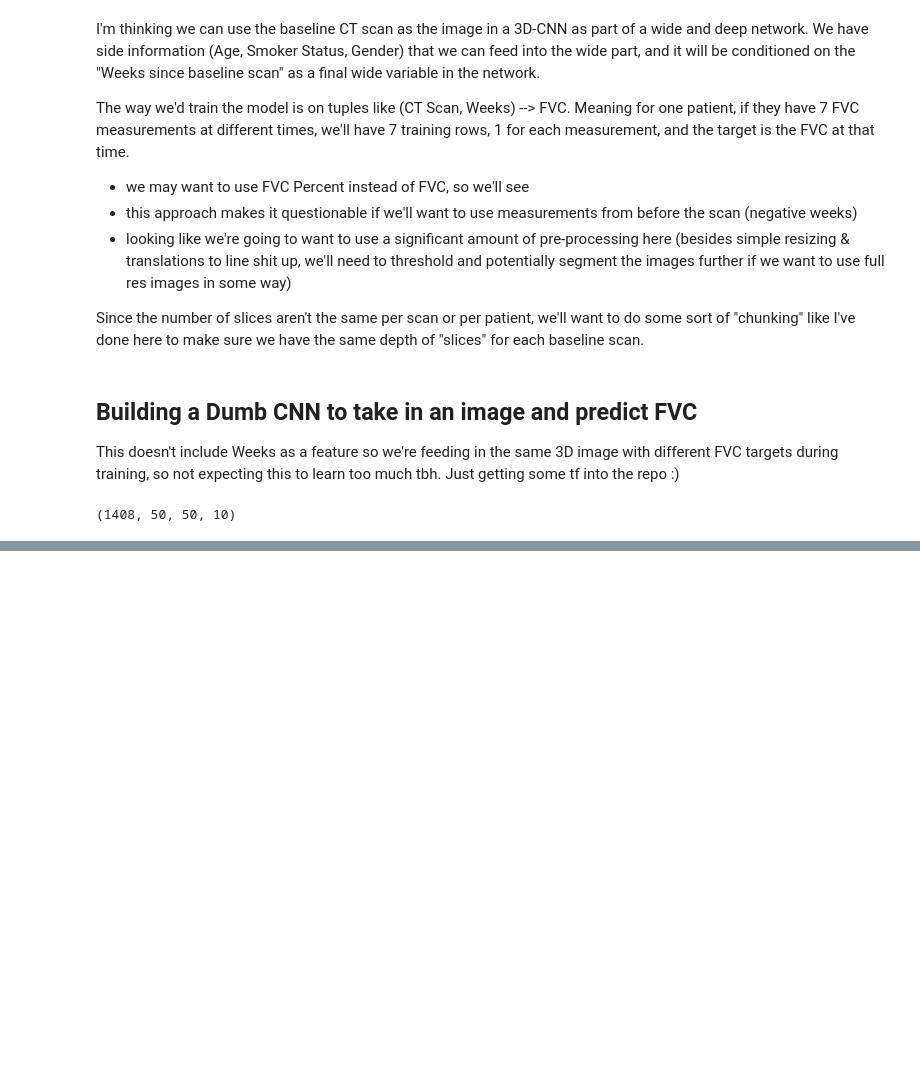
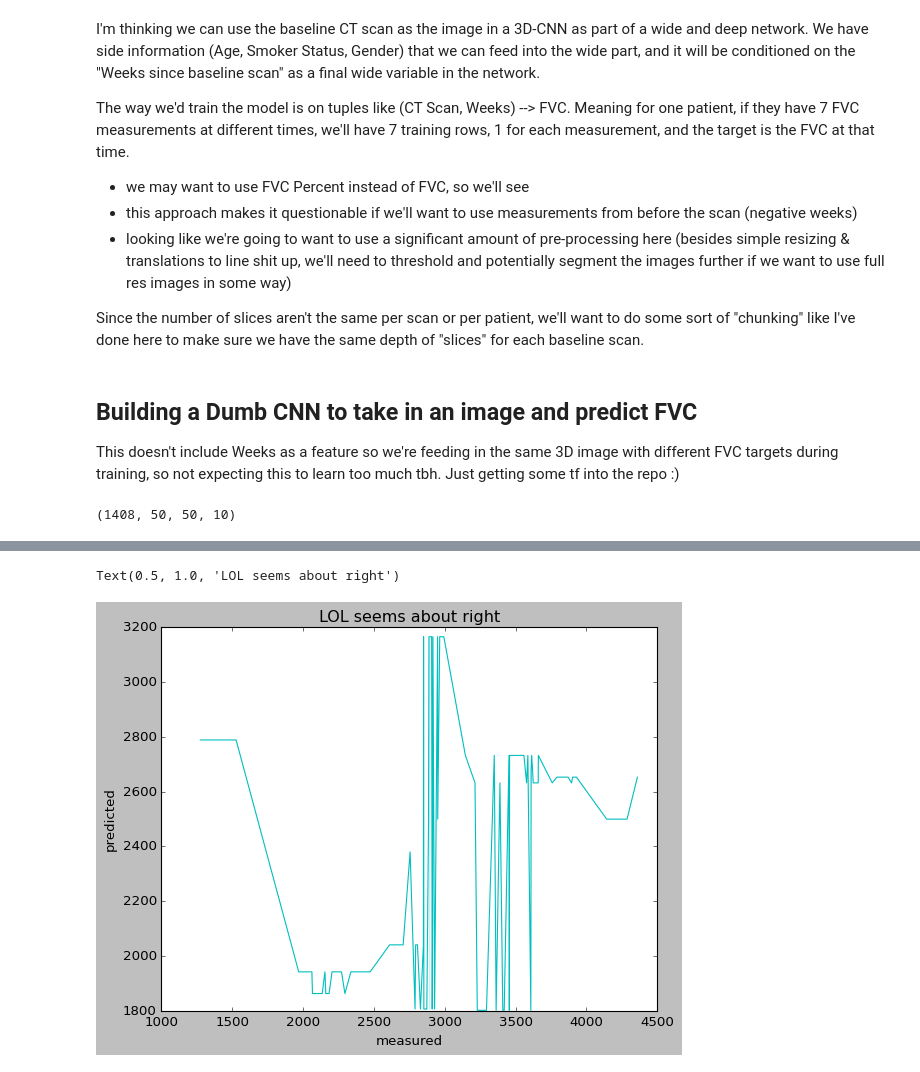
Before and after one commit to vdegenova/osic_kaggle, a Jupyter notebook: Data Ingestion.ipynb, the cells around one changed output, grey strips where cells are left out. Drawn from its saved outputs; the diff is of its cells as text; code cells hidden in the pictures; blank space fills up the shorter version.

```diff
--- a/Data Ingestion.ipynb
+++ b/Data Ingestion.ipynb
@@ -265,6 +265,6 @@ train_x.shape
 print("[INFO] training model...")
 model.fit(x=train_x, y=train_y,
     validation_data=(val_x, val_y),
-    epochs=2, batch_size=8)
+    epochs=25, batch_size=8)
 # %% [output]
 [INFO] training model...
@@ -275 +287,11 @@ Epoch 2/2
 <tensorflow.python.keras.callbacks.History at 0x...>
+# %%
+import seaborn as sns
+
+preds = model.predict(val_x)
+df = pd.DataFrame({'predicted': preds.flatten(), 'measured': val_y}).sort_values(by="measured")
+sns.lineplot(x="measured", y="predicted", data=df, color='c')
+plt.title('LOL seems about right')
+# %% [output]
+Text(0.5, 1.0, 'LOL seems about right')
+[figure, added]
```
Also changed, not shown: parts of 1 cell of this notebook.
